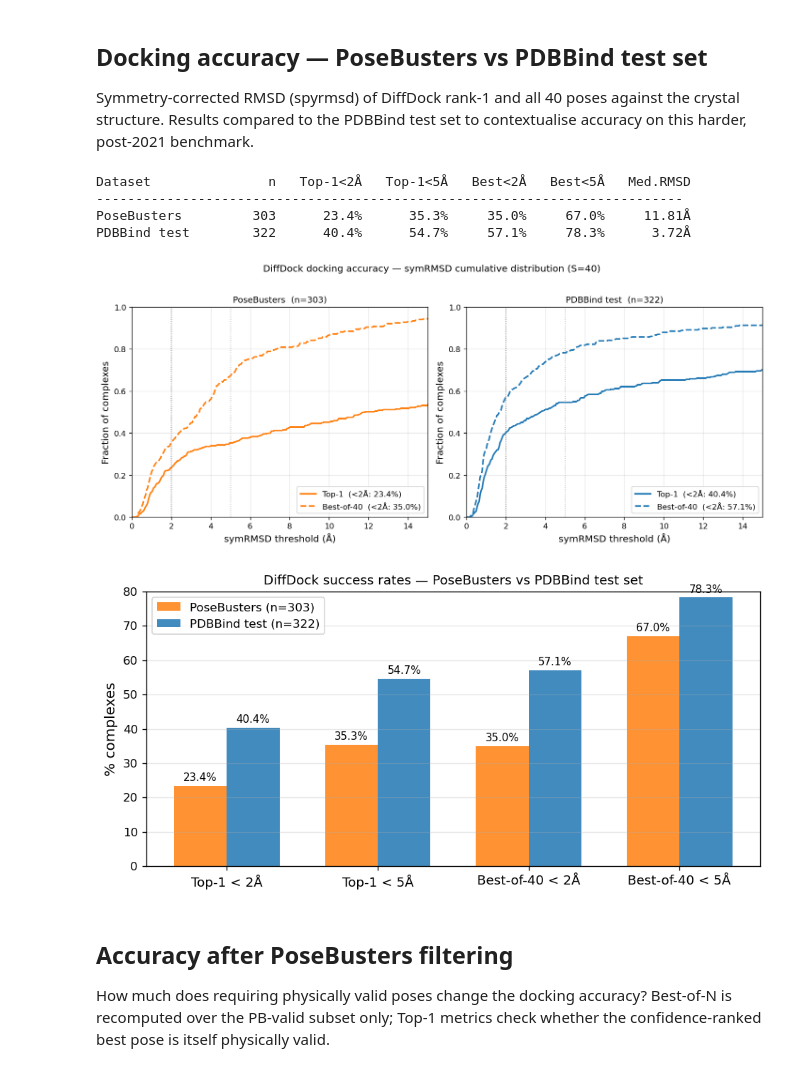
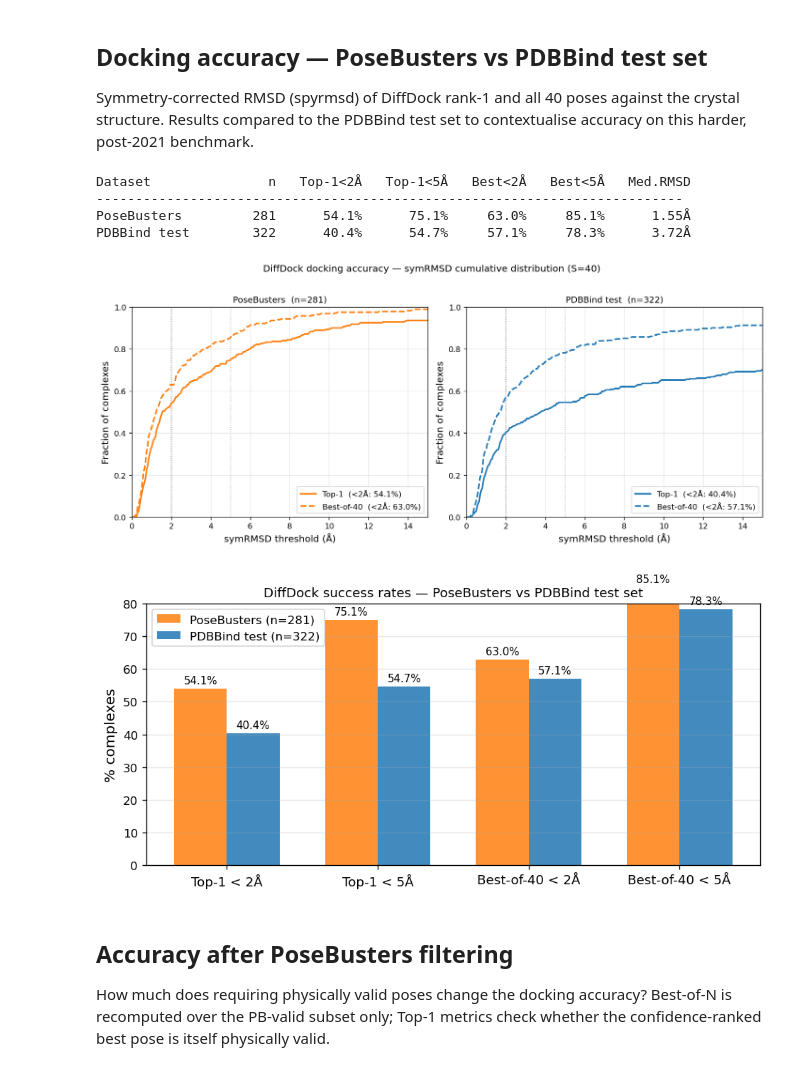
Before and after one commit to quentin-fuchs/MasterThesis, a Jupyter notebook: notebooks/posebusters_calibration.ipynb, the cells around one changed output. Drawn from its saved outputs; the diff is of its cells as text; code cells hidden in the pictures.

```diff
--- a/notebooks/posebusters_calibration.ipynb
+++ b/notebooks/posebusters_calibration.ipynb
@@ -6,7 +6,7 @@ TARP and MIRA calibration analysis on the 280 PoseBusters complexes for which Di
 **TARP ECP above diagonal** = over-dispersed &nbsp;|&nbsp; **below diagonal** = mode-collapsed
 **MIRA reference (S=40)** ≈ 0.683 &nbsp;|&nbsp; **above** = over-dispersed &nbsp;|&nbsp; **below** = mode-collapsed
 # %%
-# import sys, warnings, os
+import sys, warnings, os
 sys.path.insert(0, '..')
 import warnings
 warnings.filterwarnings('ignore')
@@ -23,15 +23,14 @@ from utils.tarp_eval import (
 )
 from utils.mira_eval import compute_mira_scores, mira_null
 
-RESULTS_DIR = "../results/posebusters_inference"
-DATA_DIR    = "../data/posebusters_benchmark_set"
+RESULTS_DIR = "/home/qf226/rds/hpc-work/results/pb_evaluate_v2_merged"
+DATA_DIR    = "/home/qf226/rds/hpc-work/data/posebusters_benchmark_set"
 METRICS     = os.path.join(RESULTS_DIR, "metrics")
 FIGURES     = os.path.join(RESULTS_DIR, "figures")
 
 os.makedirs(METRICS, exist_ok=True)
 os.makedirs(FIGURES, exist_ok=True)
 
-# posebusters_inference is flat (complex dirs at the top level, no chunk_* subdirs)
 results_index = {
     d.name: d
     for d in sorted(Path(RESULTS_DIR).iterdir())
@@ -408,7 +271,7 @@ if "METRICS" not in dir():
     FIGURES     = os.path.join(RESULTS_DIR, "figures")
     os.makedirs(FIGURES, exist_ok=True)
 
-PDBBIND_METRICS = "/home/qf226/rds/results/pdbbind_testset/metrics"
+PDBBIND_METRICS = "/home/qf226/rds/hpc-work/results/pdbbind_testset/metrics"
 
 # ── Load RMSD arrays ─────────────────────────────────────────────────────────
 pb_top1  = np.load(f"{METRICS}/top1_rmsd.npy")
@@ -467,36 +330,36 @@ plt.savefig(f"{FIGURES}/rmsd_accuracy.png", dpi=150, bbox_inches="tight")
 plt.show()
 
 # ── Bar chart: 2Å / 5Å success rates ────────────────────────────────────────
 fig, ax = plt.subplots(figsize=(8, 4))
 bar_labels = ["Top-1 < 2Å", "Top-1 < 5Å", f"Best-of-{S} < 2Å", f"Best-of-{S} < 5Å"]
 pb_vals  = [(pb_top1  < 2).mean()*100, (pb_top1  < 5).mean()*100,
             (pb_best  < 2).mean()*100, (pb_best  < 5).mean()*100]
 pdb_vals = [(pdb_top1 < 2).mean()*100, (pdb_top1 < 5).mean()*100,
             (pdb_best < 2).mean()*100, (pdb_best < 5).mean()*100]
 x = np.arange(len(bar_labels))
 w = 0.35
 bars1 = ax.bar(x - w/2, pb_vals,  w, label=f"PoseBusters (n={len(pb_top1)})",  color="C1", alpha=0.85)
 bars2 = ax.bar(x + w/2, pdb_vals, w, label=f"PDBBind test (n={len(pdb_top1)})", color="C0", alpha=0.85)
 for bar in list(bars1) + list(bars2):
     ax.text(bar.get_x() + bar.get_width()/2, bar.get_height() + 0.8,
             f"{bar.get_height():.1f}%", ha="center", va="bottom", fontsize=9)
 ax.set_xticks(x)
 ax.set_xticklabels(bar_labels, fontsize=11)
 ax.set_ylabel("% complexes", fontsize=12)
 ax.set_ylim(0, 80)
 ax.set_title("DiffDock success rates — PoseBusters vs PDBBind test set", fontsize=11)
 ax.legend(fontsize=10)
 ax.grid(axis="y", alpha=0.3)
 plt.tight_layout()
 plt.savefig(f"{FIGURES}/rmsd_accuracy_bar.png", dpi=150, bbox_inches="tight")
 plt.show()
 # %% [output]
 Dataset               n   Top-1<2Å   Top-1<5Å   Best<2Å   Best<5Å   Med.RMSD
 ---------------------------------------------------------------------------
-PoseBusters         303      23.4%      35.3%     35.0%     67.0%     11.81Å
+PoseBusters         281      54.1%      75.1%     63.0%     85.1%      1.55Å
 PDBBind test        322      40.4%      54.7%     57.1%     78.3%      3.72Å
-[figure, old version]
+[figure, new version]
-[figure, old version]
+[figure, new version]
 # %% [markdown]
 ## Accuracy after PoseBusters filtering
 
```
Also changed, not shown: parts of 11 cells of this notebook.
